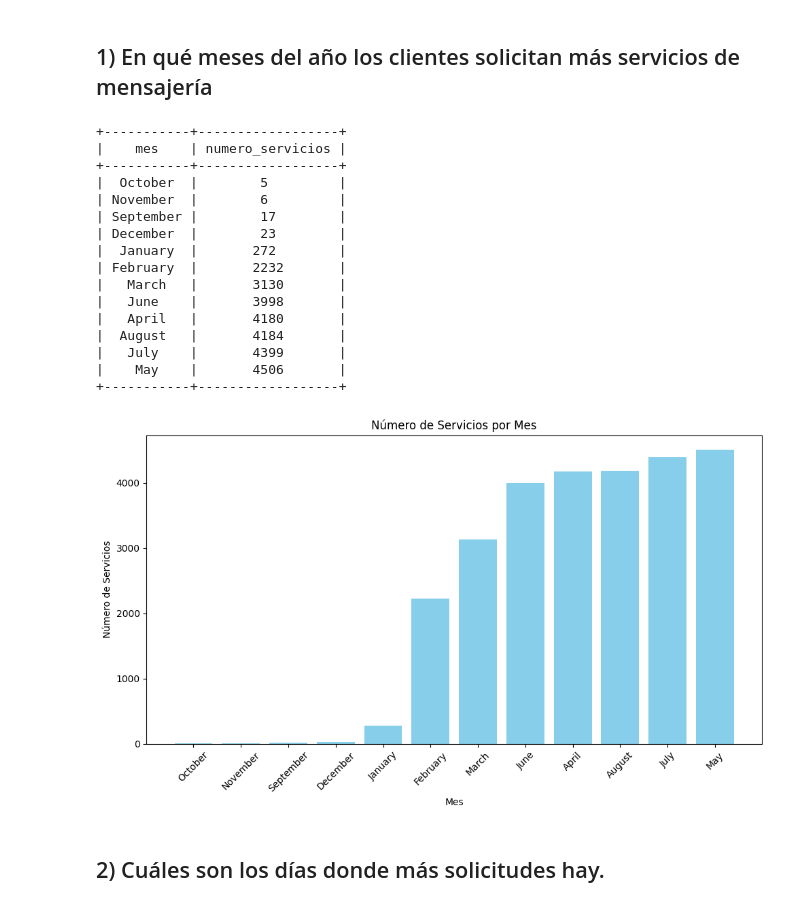
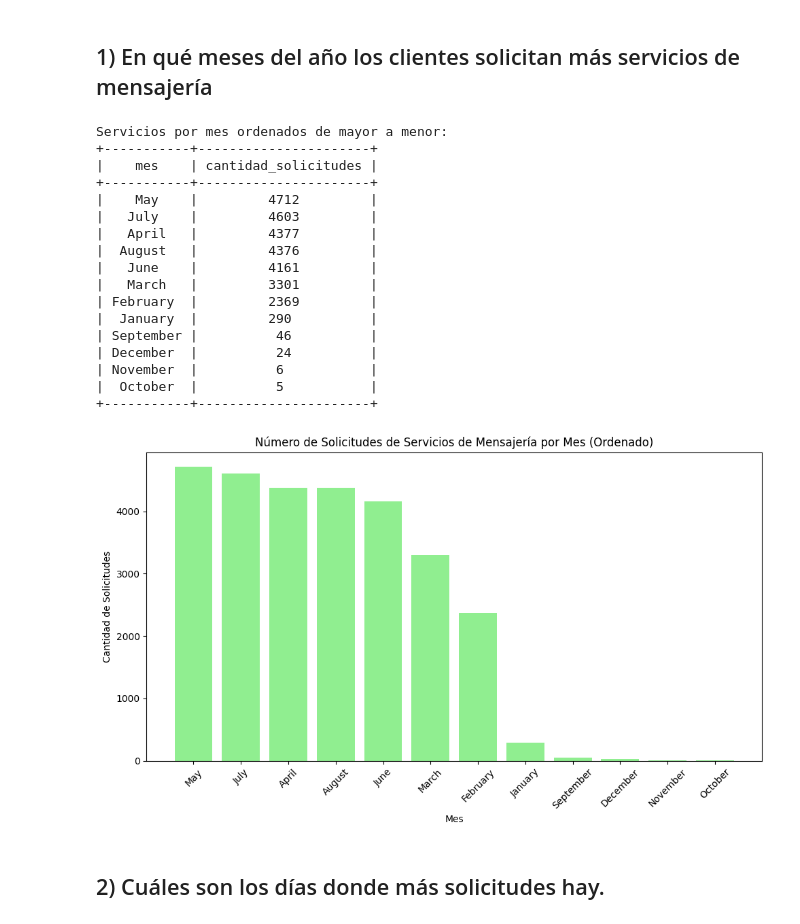
Before and after one commit to FalaisePocket/ETL-Entrega2, a Jupyter notebook: preguntas.ipynb, the cells around one changed output. Cells and saved outputs as stored; diff of their text form; code cells hidden in the pictures.

```diff
--- a/preguntas.ipynb
+++ b/preguntas.ipynb
@@ -45,58 +45,55 @@ D_DimSede = pd.read_sql_table('DimSede', db_etl)
 # %%
 import pandas as pd
 import matplotlib.pyplot as plt
 from tabulate import tabulate
-from config import connect_databases
 
-# Conectar a las bases de datos
-db_op, db_etl = connect_databases()
+# Leer los datos desde la tabla 'FactEntregasPorDia'
+fact_entregas = pd.read_sql('SELECT * FROM public."FactEntregasPorDia"', db_etl)
 
-# Extraer los datos de la tabla mensajeria_servicio
-query = "SELECT fecha_solicitud FROM public.mensajeria_servicio WHERE activo = true"
-servicios = pd.read_sql_query(query, db_op)
+# Leer la tabla DimFecha para relacionar con los meses
+dim_fecha = pd.read_sql('SELECT * FROM public."DimFecha"', db_etl)
 
-# Convertir la columna 'fecha_solicitud' a datetime
-servicios['fecha_solicitud'] = pd.to_datetime(servicios['fecha_solicitud'], errors='coerce')
+# Relacionar FactEntregasPorDia con DimFecha usando el campo fecha_id
+fact_entregas = fact_entregas.merge(dim_fecha[['fecha_id', 'mes']], on='fecha_id', how='left')
 
-# Extraer el mes de la fecha
-servicios['mes'] = servicios['fecha_solicitud'].dt.month_name()
+# Contar el número de servicios por mes
+servicios_por_mes = fact_entregas.groupby('mes').size().reset_index(name='cantidad_solicitudes')
 
-# Calcular la cantidad de servicios por mes
-servicios_por_mes = servicios.groupby('mes').size().reset_index(name='numero_servicios')
+# Ordenar por cantidad de solicitudes de mayor a menor
+servicios_por_mes = servicios_por_mes.sort_values('cantidad_solicitudes', ascending=False)
 
-# Ordenar los resultados de menor a mayor según el número de servicios
-servicios_por_mes = servicios_por_mes.sort_values(by='numero_servicios', ascending=True)
-
-# Mostrar la tabla con tabulado
+# Mostrar los resultados tabulados usando `tabulate`
+print("Servicios por mes ordenados de mayor a menor:")
 print(tabulate(servicios_por_mes, headers='keys', tablefmt='pretty', showindex=False))
 
-# Graficar la cantidad de servicios por mes
+# Graficar el número de solicitudes por mes
 plt.figure(figsize=(10, 6))
-plt.bar(servicios_por_mes['mes'], servicios_por_mes['numero_servicios'], color='skyblue')
+plt.bar(servicios_por_mes['mes'], servicios_por_mes['cantidad_solicitudes'], color='lightgreen')
 plt.xlabel('Mes')
-plt.ylabel('Número de Servicios')
-plt.title('Número de Servicios por Mes')
+plt.ylabel('Cantidad de Solicitudes')
+plt.title('Número de Solicitudes de Servicios de Mensajería por Mes (Ordenado)')
 plt.xticks(rotation=45)
 plt.tight_layout()
 plt.show()
 # %% [output]
-+-----------+------------------+
-|    mes    | numero_servicios |
-+-----------+------------------+
-|  October  |        5         |
-| November  |        6         |
-| September |        17        |
-| December  |        23        |
-|  January  |       272        |
-| February  |       2232       |
-|   March   |       3130       |
-|   June    |       3998       |
-|   April   |       4180       |
-|  August   |       4184       |
-|   July    |       4399       |
-|    May    |       4506       |
-+-----------+------------------+
+Servicios por mes ordenados de mayor a menor:
++-----------+----------------------+
+|    mes    | cantidad_solicitudes |
++-----------+----------------------+
+|    May    |         4712         |
+|   July    |         4603         |
+|   April   |         4377         |
+|  August   |         4376         |
+|   June    |         4161         |
+|   March   |         3301         |
+| February  |         2369         |
+|  January  |         290          |
+| September |          46          |
+| December  |          24          |
+| November  |          6           |
+|  October  |          5           |
++-----------+----------------------+
-[figure, old version]
+[figure, new version]
 # %% [markdown]
 ## 2) Cuáles son los días donde más solicitudes hay.
 # %%
```
Also changed, not shown: parts of 5 cells of this notebook.
